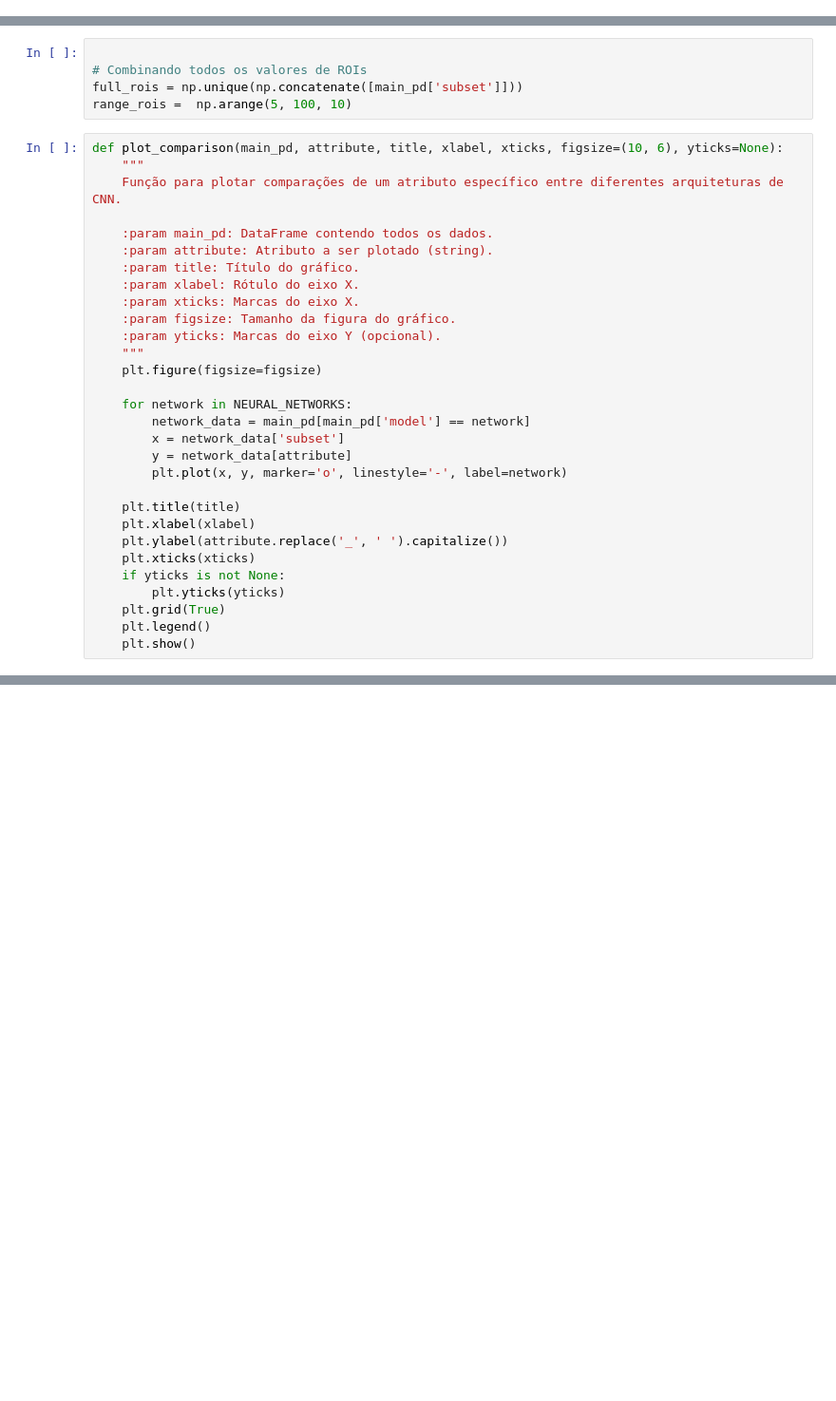
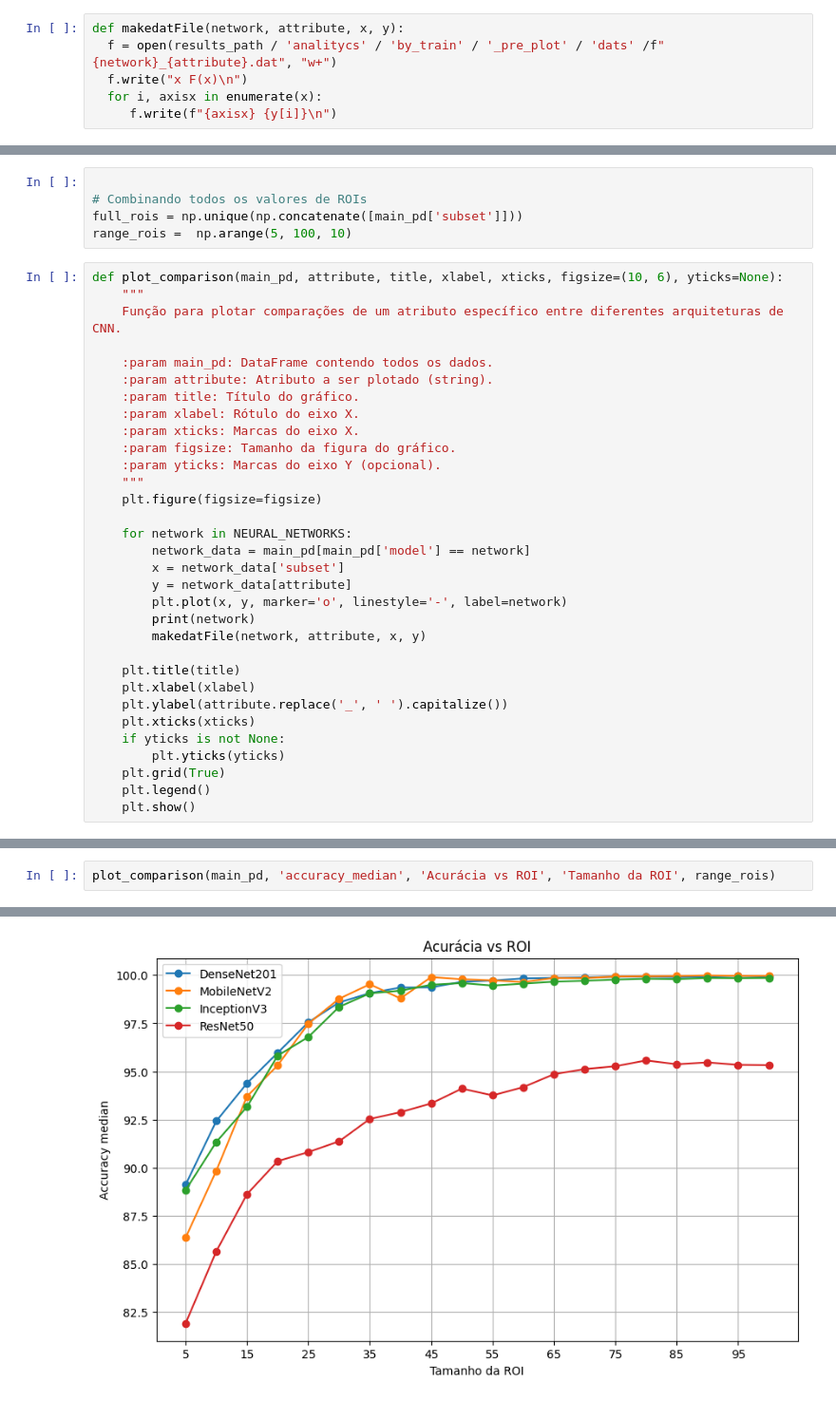
Before and after one commit to williancarddd/malaria-pibiti, a Jupyter notebook: 6_resultados/analitycs/by_train/plot.ipynb, the cells around one changed output, grey strips where cells are left out. Shown: that part at 95% size. Cells and saved outputs as stored; diff of their text form; blank space fills up the shorter version.

Commit message:
dat files for charts

```diff
--- a/6_resultados/analitycs/by_train/plot.ipynb
+++ b/6_resultados/analitycs/by_train/plot.ipynb
@@ -17,6 +17,12 @@ for network in NEURAL_NETWORKS:
     pds.append(readed)
 
 main_pd = pd.concat(pds)
+# %%
+def makedatFile(network, attribute, x, y):
+  f = open(results_path / 'analitycs' / 'by_train' / '_pre_plot' / 'dats' /f"{network}_{attribute}.dat", "w+")
+  f.write("x F(x)\n")
+  for i, axisx in enumerate(x):
+     f.write(f"{axisx} {y[i]}\n")
 # %%
 #main_pd
 # %%
@@ -50,6 +56,8 @@ def plot_comparison(main_pd, attribute, title, xlabel, xticks, figsize=(10, 6),
         x = network_data['subset']
         y = network_data[attribute]
         plt.plot(x, y, marker='o', linestyle='-', label=network)
+        print(network)
+        makedatFile(network, attribute, x, y)
 
     plt.title(title)
     plt.xlabel(xlabel)
@@ -106 +150,4 @@ plot_comparison(main_pd, 'mcc_median', 'ROI vs MCC', 'Tamanho da ROI', range_roi
 [figure]
+# %%
+plot_comparison(main_pd, 'accuracy_median', 'Acurácia vs ROI', 'Tamanho da ROI', range_rois)
+# %% [output]
@@ -106,0 +158 @@ plot_comparison(main_pd, 'mcc_median', 'ROI vs MCC', 'Tamanho da ROI', range_roi
+[figure, added]
```
Also changed, not shown: parts of 10 cells of this notebook, 36 other files.
